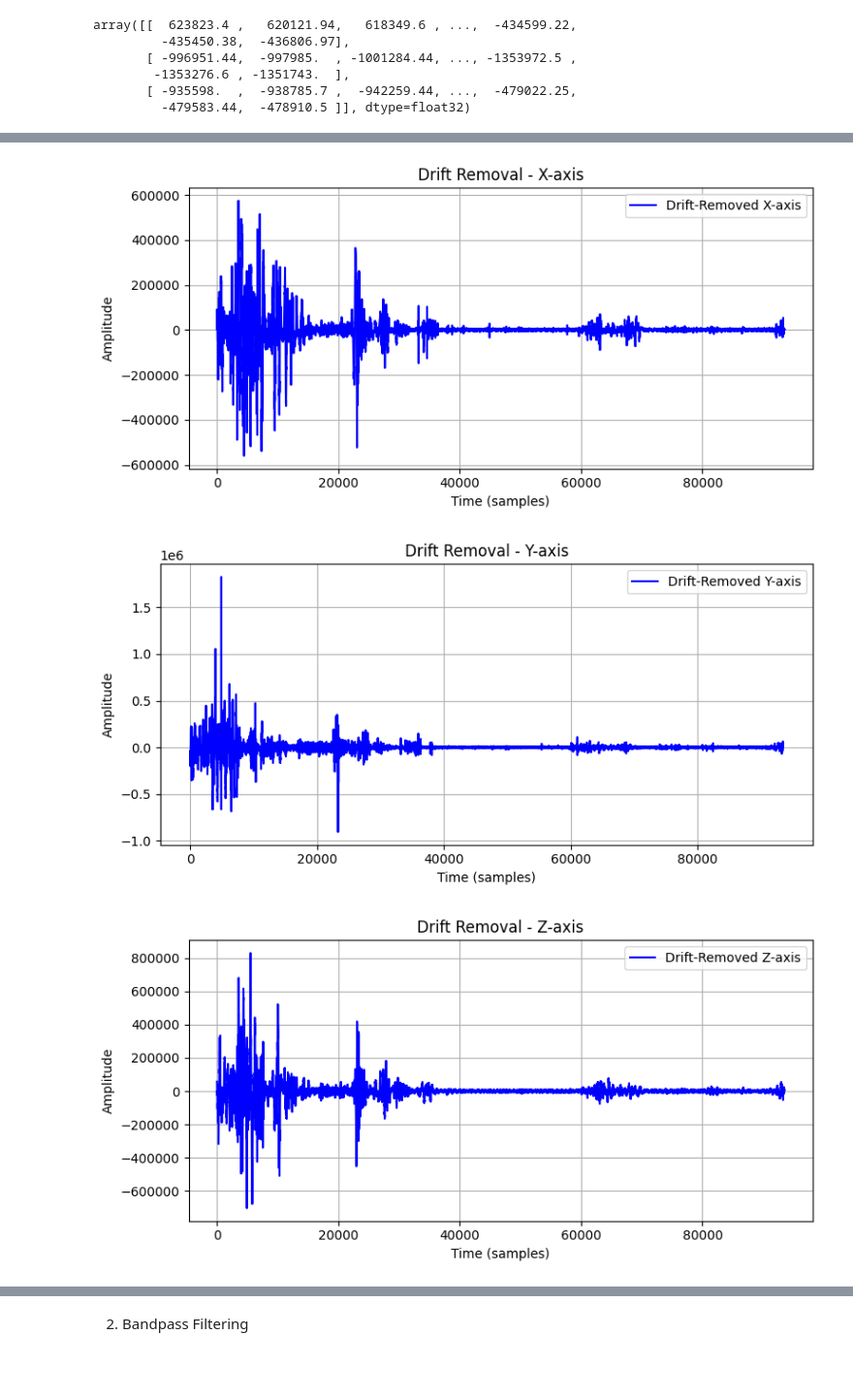
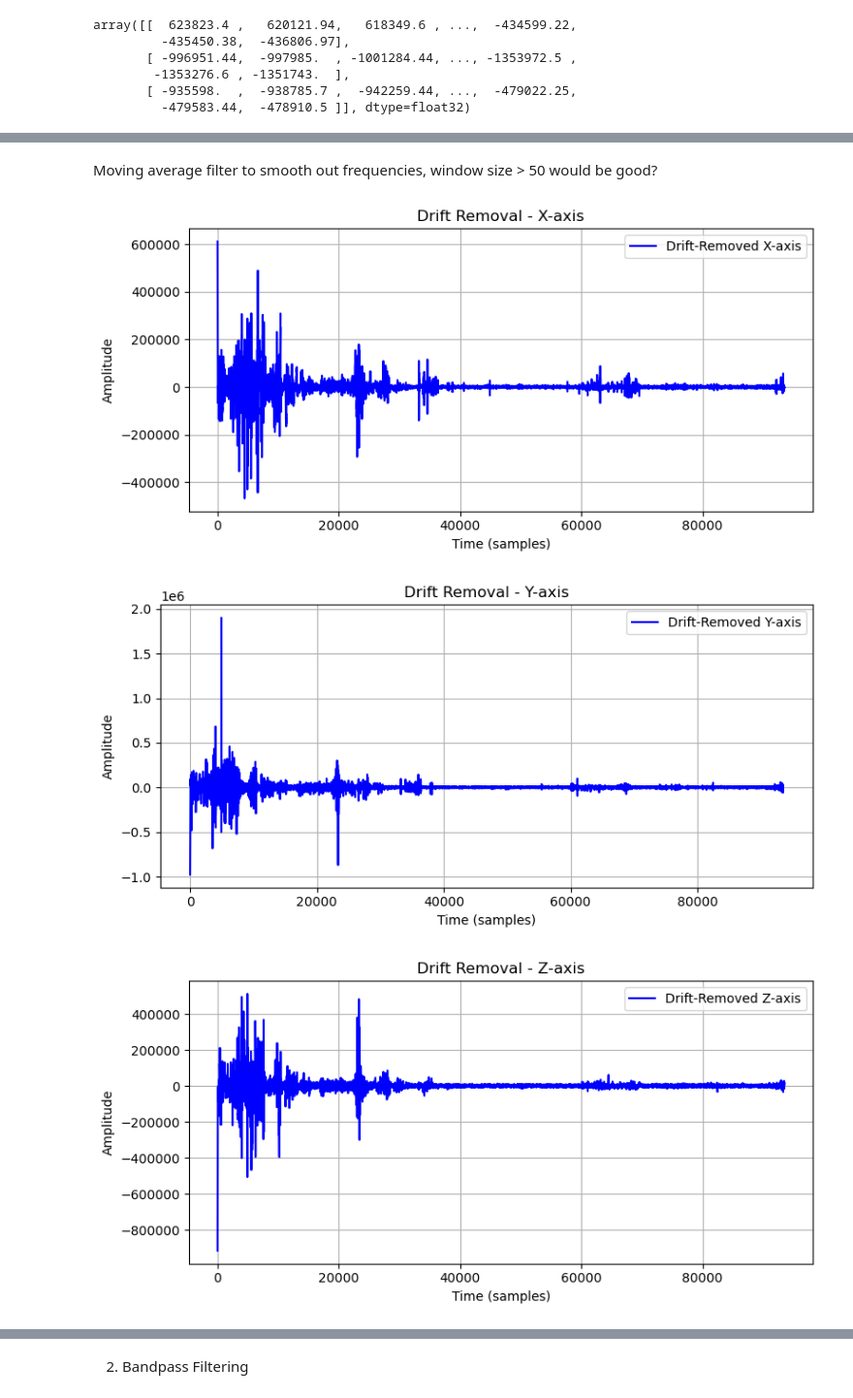
Before and after one commit to pwatana/Neurotech_UofT_2024, a Jupyter notebook: Neurotech_data_cleaning.ipynb, the cells around one changed output, grey strips where cells are left out. Shown at 97% size. Cells and saved outputs as stored; diff of their text form; code cells hidden in the pictures; blank space fills up the shorter version.

```diff
--- a/Neurotech_data_cleaning.ipynb
+++ b/Neurotech_data_cleaning.ipynb
@@ -90,7 +63,7 @@ Mounted at /content/drive
 # import data of single trial
 # data imported as numpy array of shape (num_axis,num_timesteps) = (3,93501)
 
-accelerometer_file_path = '/content/drive/My Drive/NeuroTechUofT24/accelerometer_data/801_1_accelerometer.pkl'
+accelerometer_file_path = '/Users/patriciawatanabe/Desktop/Neurotech_UofT_2024/data/accelerometer_data/801_1_accelerometer.pkl'
 with open(accelerometer_file_path, 'rb') as f:
     accelerometer_data = pickle.load(f)
 
@@ -139,59 +112,48 @@ plt.show()
+# %% [markdown]
+Moving average filter to smooth out frequencies, window size > 50 would be good?
 # %%
-#Removes low-frequency drift in accelerometer data, which is a typical preprocessing step in signal processing to make the signal baseline stable.
-#Define high-pass filter function
-
-def highpass_filter(data, cutoff, fs, order=4):
+# Define moving average filter
+def moving_average_filter(data, window_size=50):
     """
-    High-pass filter to remove low-frequency drift.
+    Removes drift by subtracting a moving average from the signal.
     Args:
         data: 1D array, accelerometer data for one axis.
-        cutoff: Cutoff frequency (Hz).
-        fs: Sampling frequency (Hz).
-        order: Filter order (default is 4).
+        window_size: Number of samples for the moving average window.
     Returns:
-        Filtered data with drift removed.
+        Data with drift removed.
     """
-    nyquist = 0.5 * fs  # Nyquist frequency
-    normal_cutoff = cutoff / nyquist  # Normalize cutoff
-    b, a = butter(order, normal_cutoff, btype='high', analog=False)  # Butterworth filter
-    filtered_data = filtfilt(b, a, data)  # Apply filter with zero-phase distortion
-    return filtered_data
+    b = np.ones(window_size) / window_size  # Moving average coefficients
+    a = [1]  # No feedback
+    smoothed_data = lfilter(b, a, data)
+    drift_removed = data - smoothed_data  # Subtract moving average from original data
+    return drift_removed
 
 # Example application
-fs = 500  # Sampling frequency in Hz (adjust based on your data)
-cutoff = 0.5  # Cutoff frequency in Hz to remove drift
 drift_removed_data = []
 
 for axis_data in accelerometer_data:  # Loop over X, Y, Z axes
-    filtered_axis = highpass_filter(axis_data, cutoff=cutoff, fs=fs)
+    filtered_axis = moving_average_filter(axis_data, window_size=50)
     drift_removed_data.append(filtered_axis)
 
 # Convert back to NumPy array
 drift_removed_data = np.array(drift_removed_data)
 
 # Plot all axes after drift removal
 # Labels for the axes
 axis_labels = ['X-axis', 'Y-axis', 'Z-axis']
 
 # Loop through each axis and plot them separately
 for i, label in enumerate(axis_labels):  # Iterate through axes and their labels
     plt.figure(figsize=(8, 4))  # Adjust figure size
     plt.plot(drift_removed_data[i], label=f'Drift-Removed {label}', color='blue')
     plt.title(f"Drift Removal - {label}")
     plt.xlabel("Time (samples)")
     plt.ylabel("Amplitude")
     plt.legend()
     plt.grid(True)  # Add grid for better visualization
     plt.tight_layout()  # Prevent overlapping of elements
     plt.show()
-
-# you can see that this method works nicely for drift removal, the signal appears to be centered around 0
-# and all the low frequency and slow changes has been removed
-# no sudden shifts in baseline and signal has consistent variation - stable baseline
-# But high frequency oscillations are still there meaning we haven't over-smoothed
-# this is all when the sampling frequency is 500, which is pretty high and 0.5Hz for the cutoff frequency
-# removing any frequency lower than 0.5Hz (drift)
 # %% [output]
-[figure, old version]
+[figure, new version]
-[figure, old version]
+[figure, new version]
-[figure, old version]
+[figure, new version]
```
Also changed, not shown: parts of 20 cells of this notebook.
